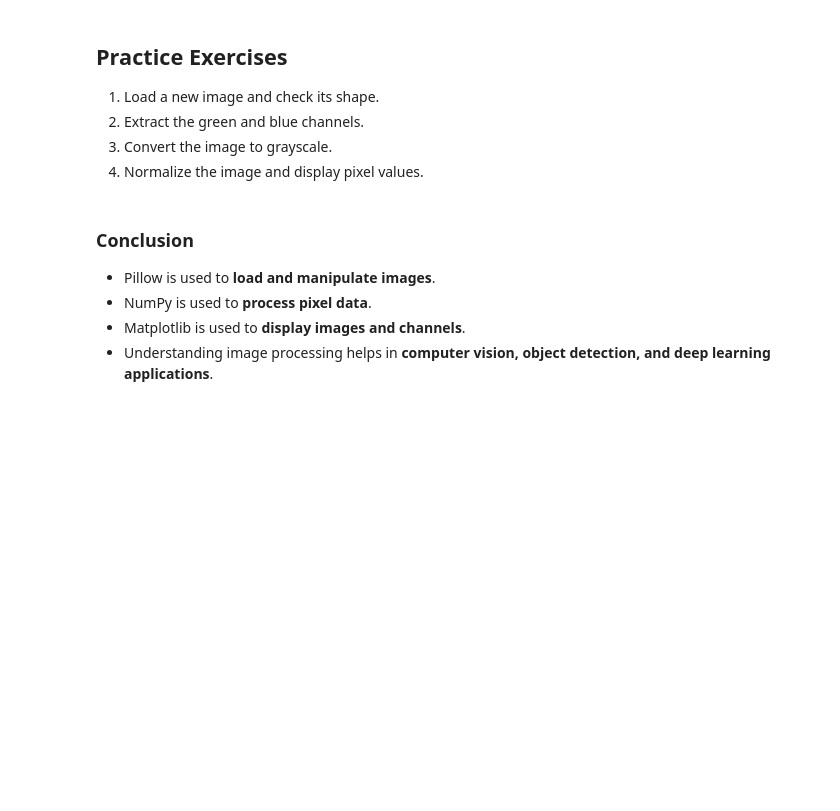
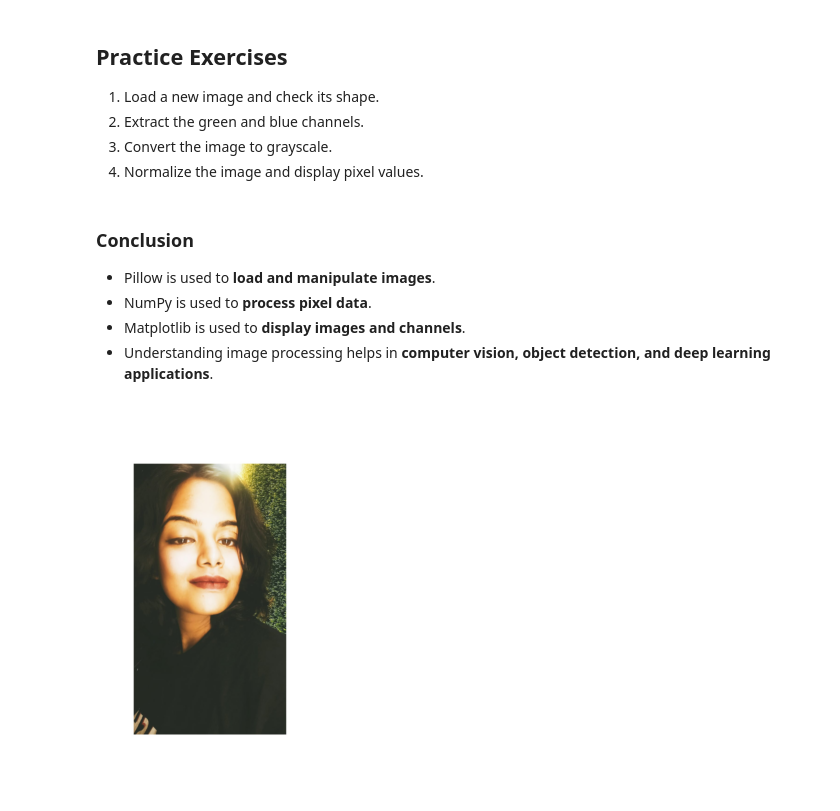
Before and after one commit to salzzyy/computer-vision-python, a Jupyter notebook: Numpy and Image Basics/images_and_numpy.ipynb, the cells around one changed output. Drawn from its saved outputs; the diff is of its cells as text; code cells hidden in the pictures; blank space fills up the shorter version.

```diff
--- a/Numpy and Image Basics/images_and_numpy.ipynb
+++ b/Numpy and Image Basics/images_and_numpy.ipynb
@@ -131,3 +131,12 @@ Normalized Pixel Values: [[[0.24313725 0.29803922 0.06666667]
 - NumPy is used to **process pixel data**.
 - Matplotlib is used to **display images and channels**.
 - Understanding image processing helps in **computer vision, object detection, and deep learning applications**.
+# %%
+sals = Image.open("test.jpeg")
+# %%
+## Display the image
+plt.imshow(sals)
+plt.axis("off") # Hide axes
+plt.show()
+# %% [output]
+[figure, added]
```
Also changed, not shown: parts of 4 cells of this notebook, 1 other file.
